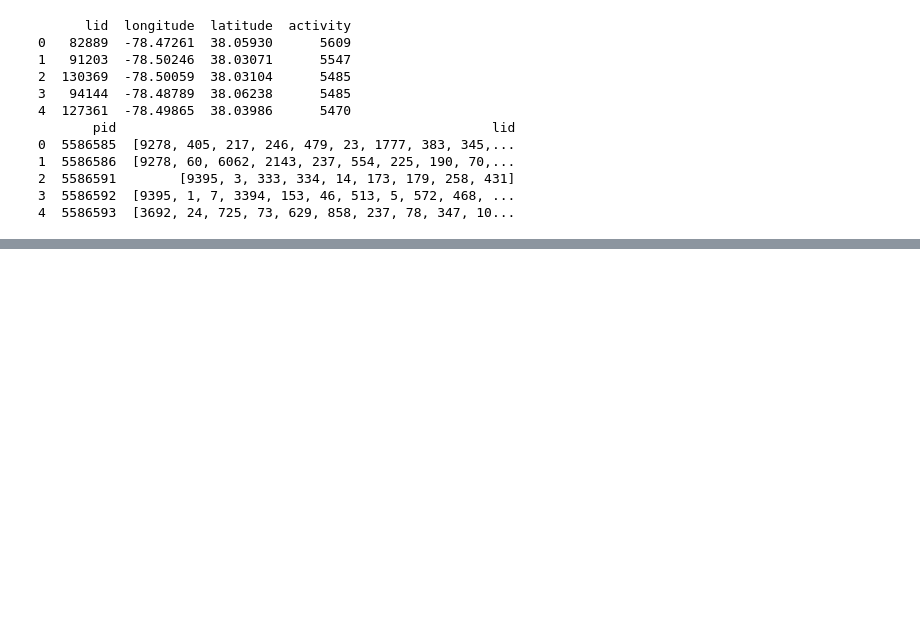
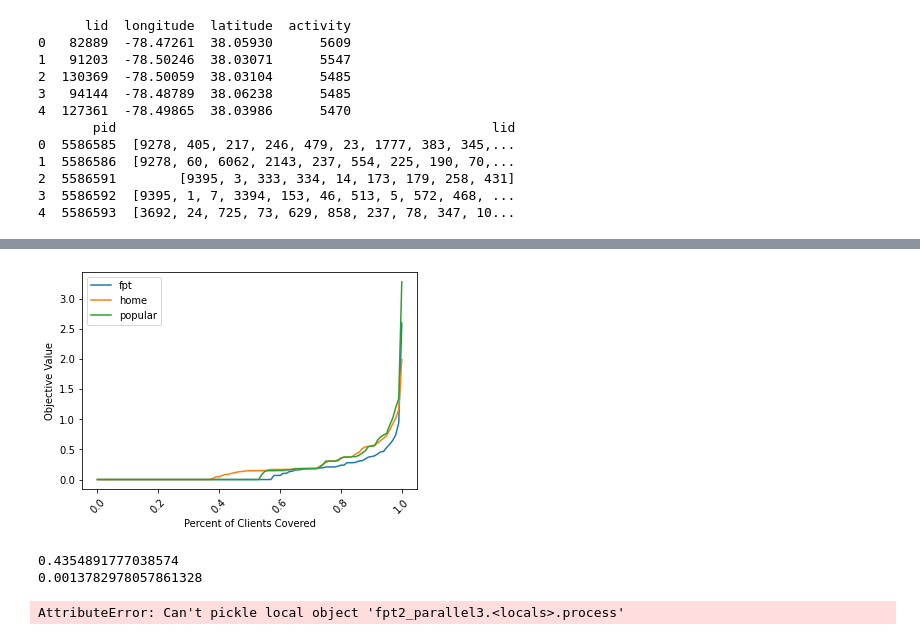
Before and after one commit to Ann924/Mobile-Facility, a Jupyter notebook: Ann_Data.ipynb, the cells around one changed output, grey strips where cells are left out. Drawn from its saved outputs; the diff is of its cells as text; code cells hidden in the pictures; blank space fills up the shorter version.

```diff
--- a/Ann_Data.ipynb
+++ b/Ann_Data.ipynb
@@ -174,0 +335,2 @@ LOCATIONS, CLIENT_LOCATIONS = create_data_input()
+# %%
+facilities, assignments = most_populous(5)
@@ -174,0 +345,27 @@ LOCATIONS, CLIENT_LOCATIONS = create_data_input()
+# %%
+def analyze_facility_coverage():
+    x = []
+    y_fpt = []
+    y_home = []
+    y_pop = []
+    for i in range(0, 101, 1):
+        x.append(i/100)
+        y_fpt.append(calculate_percentile_objective(assign_fpt, i/100))
+        y_home.append(calculate_percentile_objective(assign_home, i/100))
+        y_pop.append(calculate_percentile_objective(assign_pop, i/100))
+    return x, y_fpt, y_home, y_pop
+# %%
+import matplotlib.pyplot as plt
+def plot_percentile_coverage(x, y_fpt, y_home, y_pop):
+    plt.plot(x, y_fpt, label = 'fpt')
+    plt.plot(x, y_home, label = 'home')
+    plt.plot(x, y_pop, label = 'popular')
+    plt.xticks(rotation=45)
+    plt.xlabel("Percent of Clients Covered")
+    plt.ylabel("Objective Value")
+    plt.legend()
+
+x, y_fpt, y_home, y_pop = analyze_facility_coverage()
+plot_percentile_coverage(x, y_fpt, y_home, y_pop)
+# %% [output]
+[figure, added]
@@ -174,0 +468,7 @@ LOCATIONS, CLIENT_LOCATIONS = create_data_input()
+# %%
+import time
+fac, assign = fpt2_parallel3(1, 5, True)
+# %% [output]
+0.4354891777038574
+0.0013782978057861328
+AttributeError: Can't pickle local object 'fpt2_parallel3.<locals>.process'
```
Also changed, not shown: parts of 24 cells of this notebook, 9 other files.
